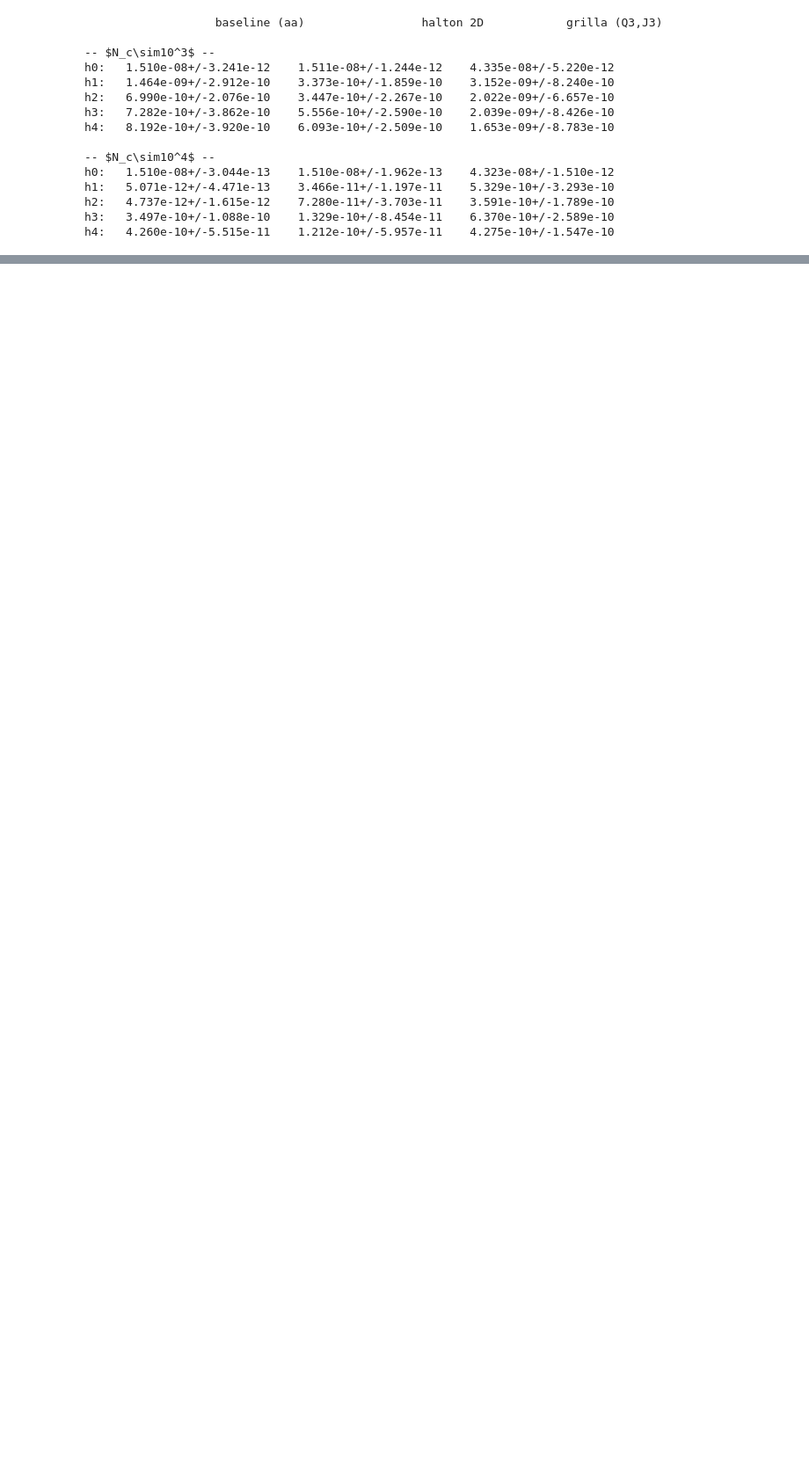
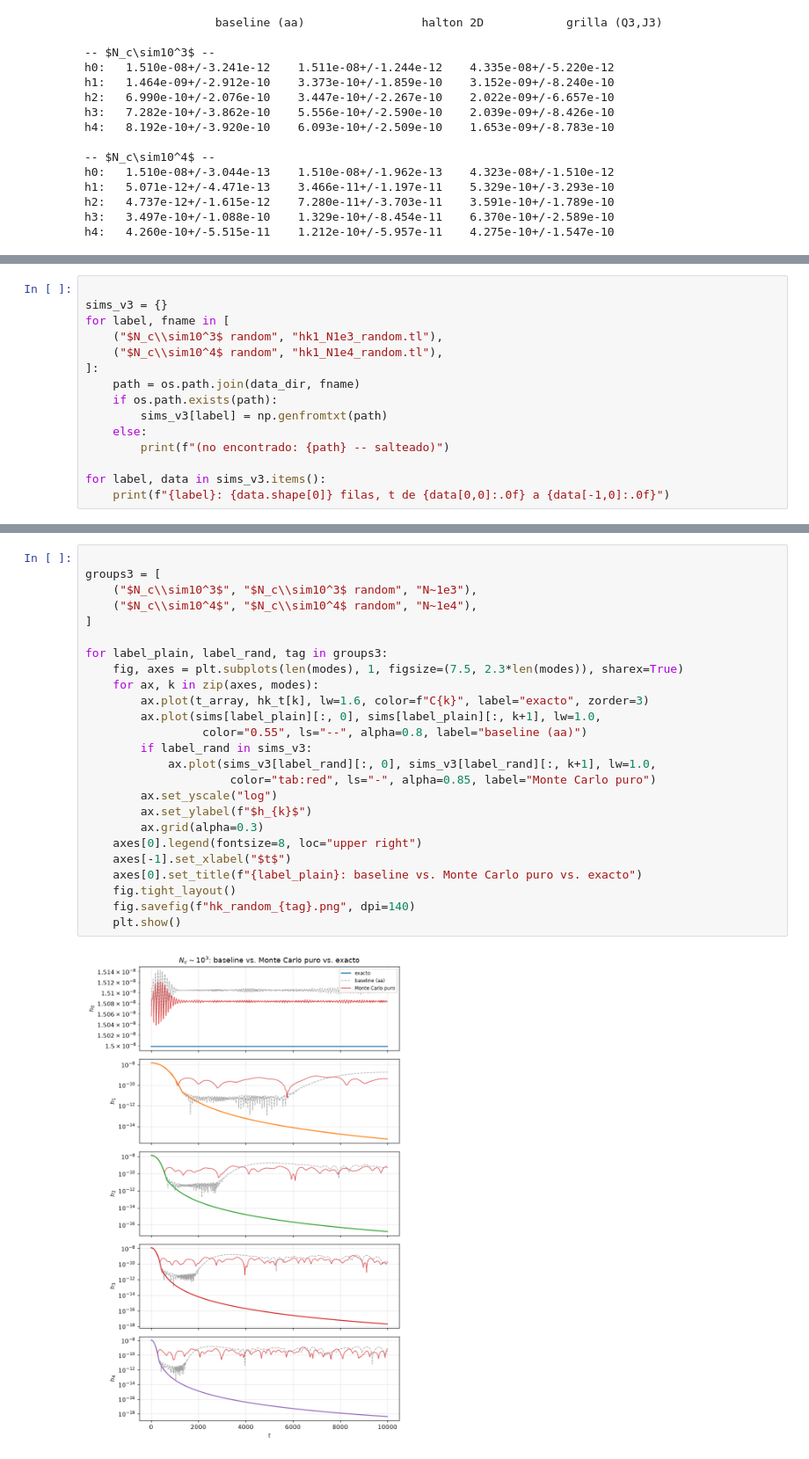
Before and after one commit to erjive/vlasov-poisson_PIC, a Jupyter notebook: paper_runs/notebooks/hk_exact.ipynb, the cells around one changed output, grey strips where cells are left out. Shown at 88% size. Cells and saved outputs as stored; diff of their text form; blank space fills up the shorter version.

```diff
--- a/paper_runs/notebooks/hk_exact.ipynb
+++ b/paper_runs/notebooks/hk_exact.ipynb
@@ -500,0 +523,15 @@ h4:   4.260e-10+/-5.515e-11    1.212e-10+/-5.957e-11    4.275e-10+/-1.547e-10
+# %%
+
+sims_v3 = {}
+for label, fname in [
+    ("$N_c\\sim10^3$ random", "hk1_N1e3_random.tl"),
+    ("$N_c\\sim10^4$ random", "hk1_N1e4_random.tl"),
+]:
+    path = os.path.join(data_dir, fname)
+    if os.path.exists(path):
+        sims_v3[label] = np.genfromtxt(path)
+    else:
+        print(f"(no encontrado: {path} -- salteado)")
+
+for label, data in sims_v3.items():
+    print(f"{label}: {data.shape[0]} filas, t de {data[0,0]:.0f} a {data[-1,0]:.0f}")
@@ -500,0 +541,27 @@ h4:   4.260e-10+/-5.515e-11    1.212e-10+/-5.957e-11    4.275e-10+/-1.547e-10
+# %%
+
+groups3 = [
+    ("$N_c\\sim10^3$", "$N_c\\sim10^3$ random", "N~1e3"),
+    ("$N_c\\sim10^4$", "$N_c\\sim10^4$ random", "N~1e4"),
+]
+
+for label_plain, label_rand, tag in groups3:
+    fig, axes = plt.subplots(len(modes), 1, figsize=(7.5, 2.3*len(modes)), sharex=True)
+    for ax, k in zip(axes, modes):
+        ax.plot(t_array, hk_t[k], lw=1.6, color=f"C{k}", label="exacto", zorder=3)
+        ax.plot(sims[label_plain][:, 0], sims[label_plain][:, k+1], lw=1.0,
+                 color="0.55", ls="--", alpha=0.8, label="baseline (aa)")
+        if label_rand in sims_v3:
+            ax.plot(sims_v3[label_rand][:, 0], sims_v3[label_rand][:, k+1], lw=1.0,
+                     color="tab:red", ls="-", alpha=0.85, label="Monte Carlo puro")
+        ax.set_yscale("log")
+        ax.set_ylabel(f"$h_{k}$")
+        ax.grid(alpha=0.3)
+    axes[0].legend(fontsize=8, loc="upper right")
+    axes[-1].set_xlabel("$t$")
+    axes[0].set_title(f"{label_plain}: baseline vs. Monte Carlo puro vs. exacto")
+    fig.tight_layout()
+    fig.savefig(f"hk_random_{tag}.png", dpi=140)
+    plt.show()
+# %% [output]
+[figure, added]
```
Also changed, not shown: parts of 5 cells of this notebook, 9 other files.
